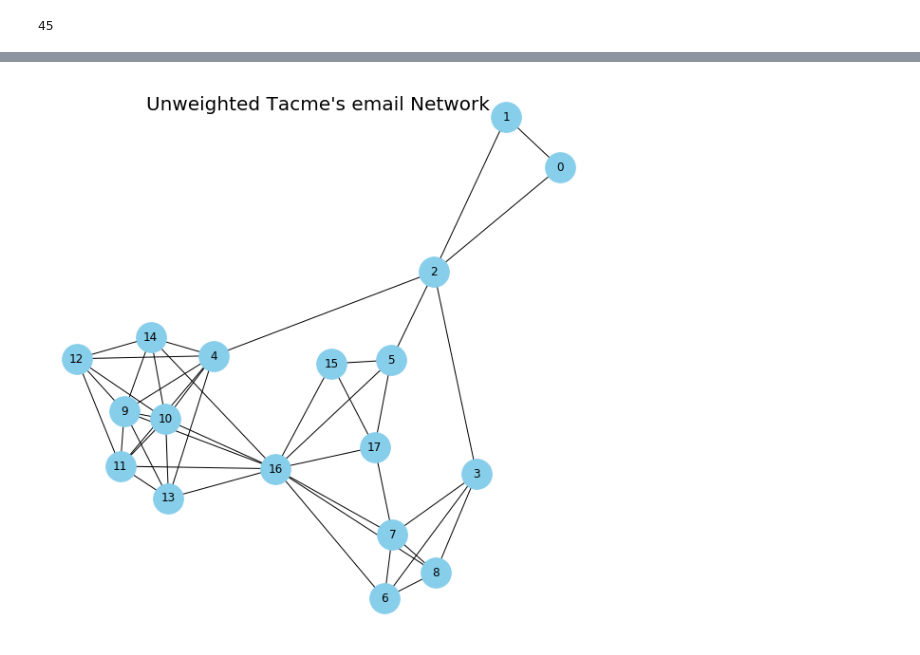
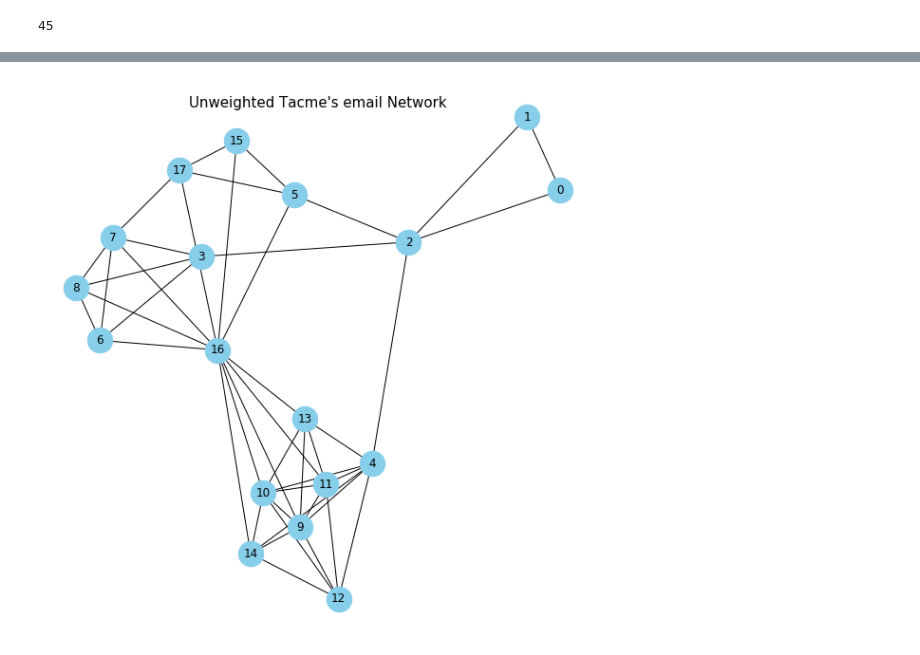
Before and after one commit to carloscarvajal1cc/2019_ML_A3, a Jupyter notebook: DVA3.ipynb, the cells around one changed output, grey strips where cells are left out. Saved outputs shown, nothing was run; the diff lists cells and outputs as text; code cells hidden in the pictures.

```diff
--- a/DVA3.ipynb
+++ b/DVA3.ipynb
@@ -428,18 +502,18 @@ unweighted.add_edge('16','14')
 unweighted.add_edge('16','10')
 # %%
 plt.figure(figsize=(8,8))
-plt.suptitle("Unweighted Tacme's email Network", fontsize=20)
+plt.suptitle("Unweighted Tacme's email Network", fontsize=15)
 
 
 nx.draw(unweighted, with_labels=True,
-        node_size=1000, node_color="skyblue",
+        node_size=700, node_color="skyblue",
         pos=nx.fruchterman_reingold_layout(unweighted), overlap =False)
 
 
 
 plt.show()
 # %% [output]
-[figure, old version]
+[figure, new version]
 # %%
 # marcov unweighted
 
```
Also changed, not shown: parts of 10 cells of this notebook.
